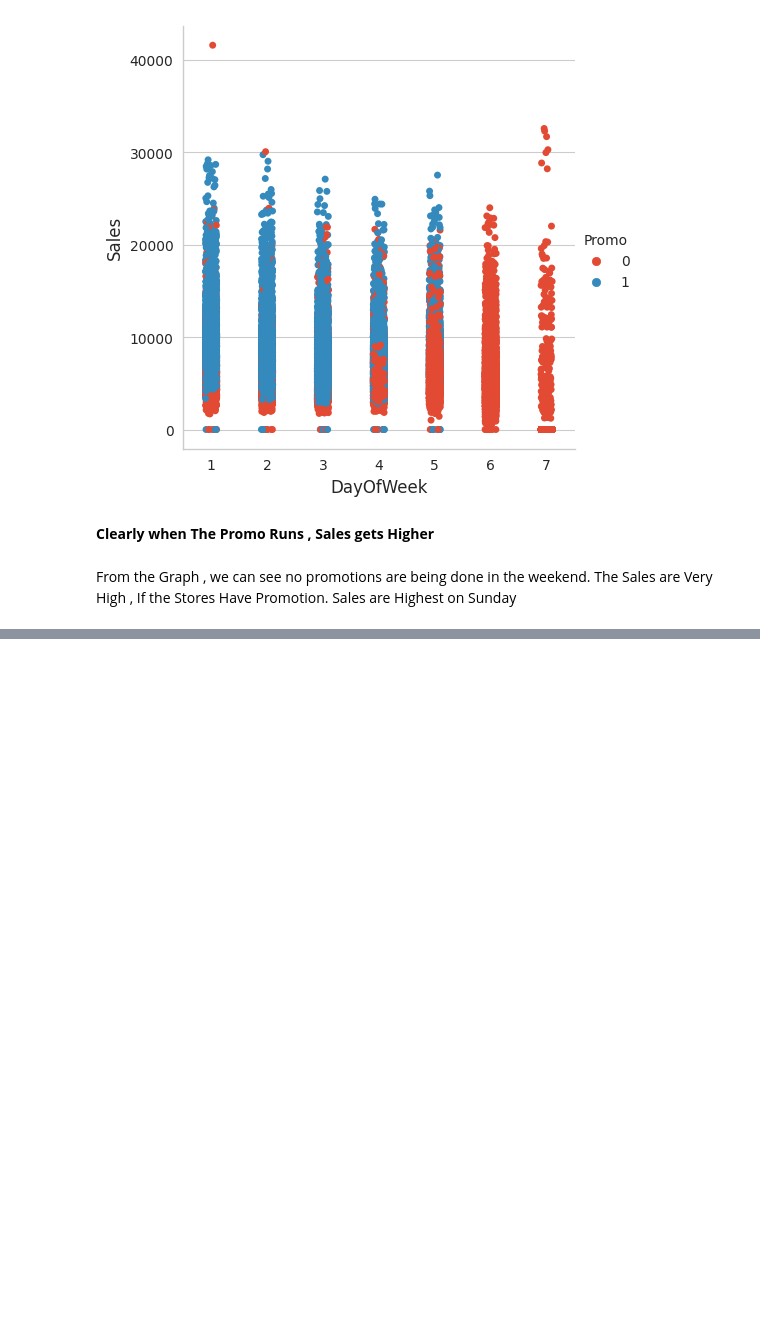
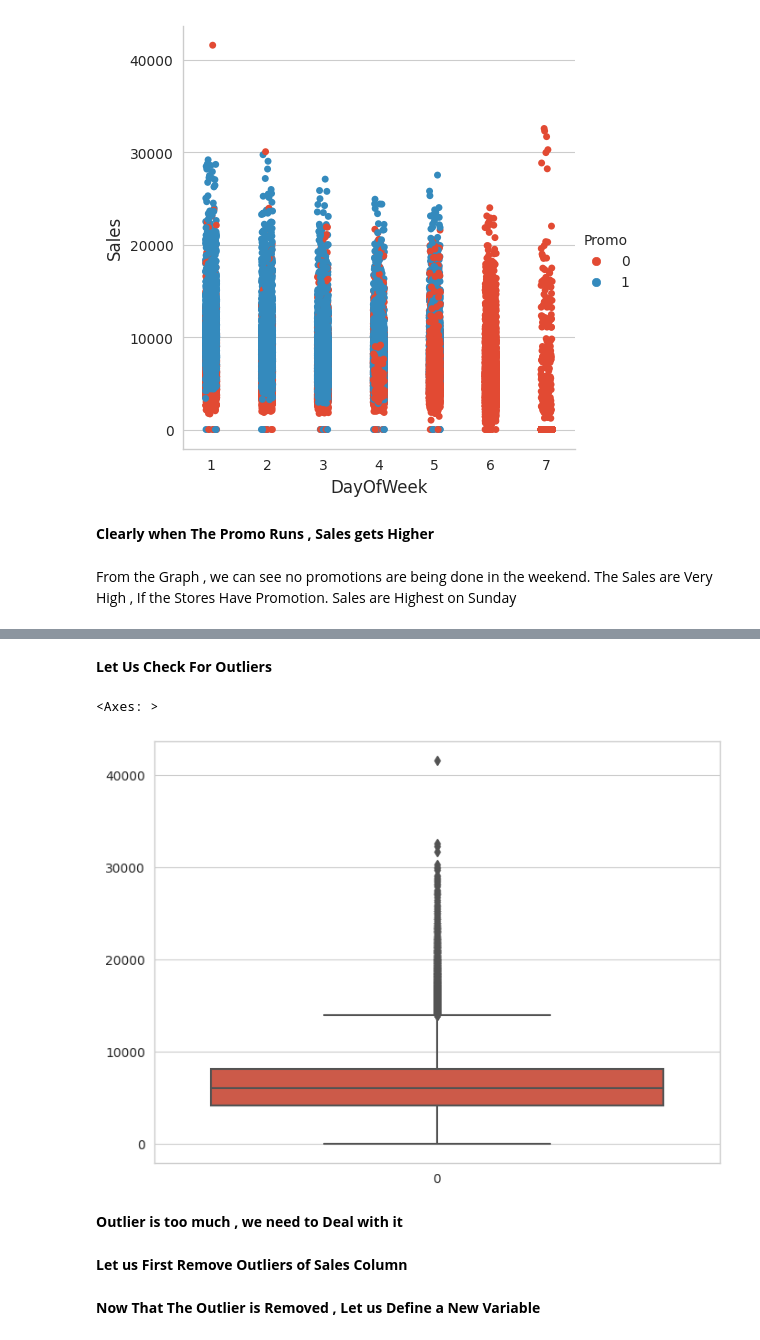
Before and after one commit to himanshu302002/ML-Regression-, a Jupyter notebook: (Capstone_Project)ML_Regression_on_Retail_Sales_Prediction.ipynb, the cells around one changed output, grey strips where cells are left out. Cells and saved outputs as stored; diff of their text form; code cells hidden in the pictures; blank space fills up the shorter version.

```diff
--- a/(Capstone_Project)ML_Regression_on_Retail_Sales_Prediction.ipynb
+++ b/(Capstone_Project)ML_Regression_on_Retail_Sales_Prediction.ipynb
@@ -542,0 +581,11 @@ Sales are Highest on Sunday
+# %% [markdown]
+**Let Us Check For Outliers**
+# %%
+sns.boxplot(rossman_df['Sales'])
+# %% [output]
+<Axes: >
+[figure, added]
+# %% [markdown]
+**Outlier is too much , we need to Deal with it**
+# %% [markdown]
+**Let us First Remove Outliers of Sales Column**
@@ -542,0 +601,2 @@ Sales are Highest on Sunday
+# %% [markdown]
+**Now That The Outlier is Removed , Let us Define a New Variable**
```
Also changed, not shown: parts of 12 cells of this notebook.
